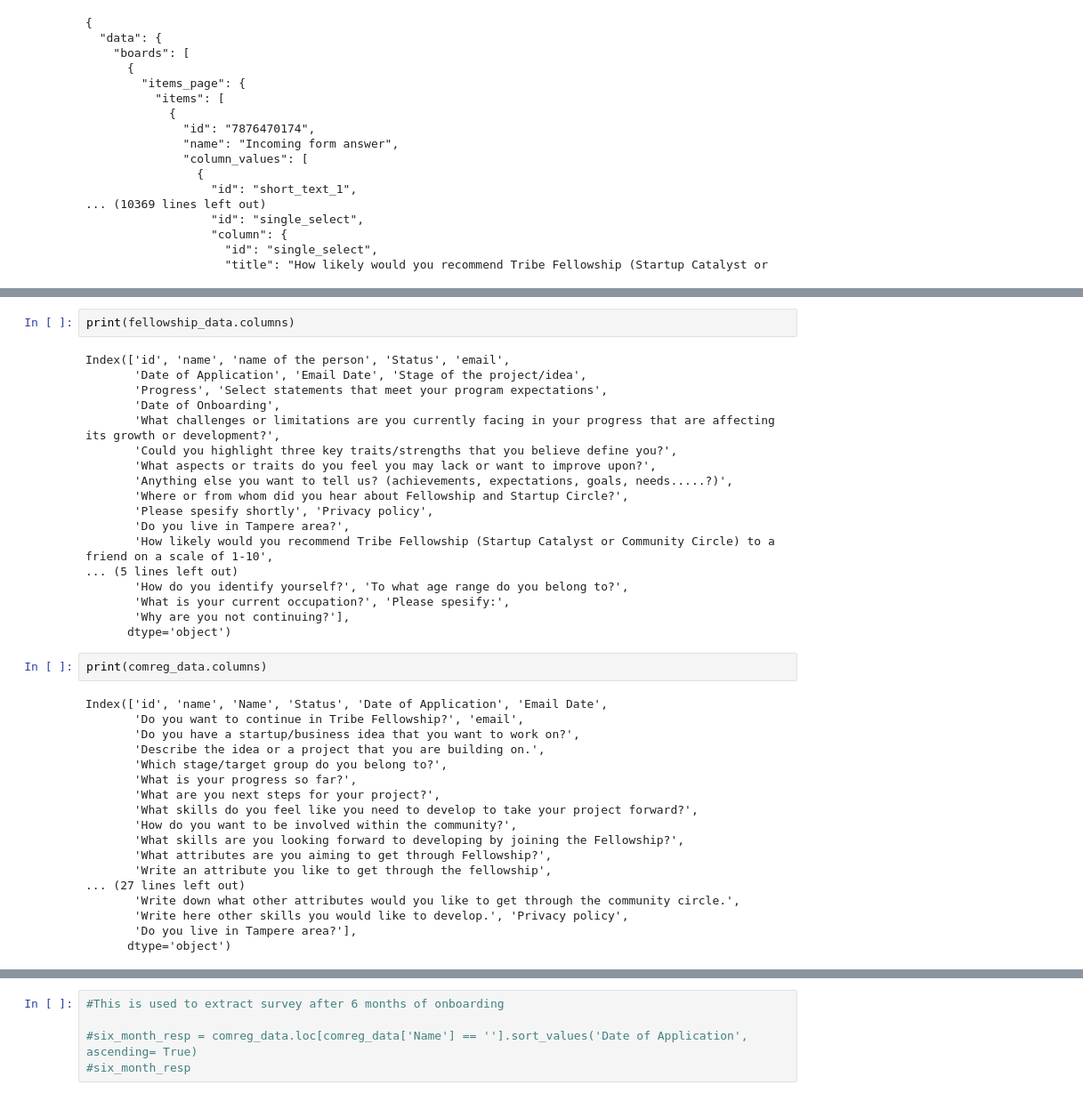
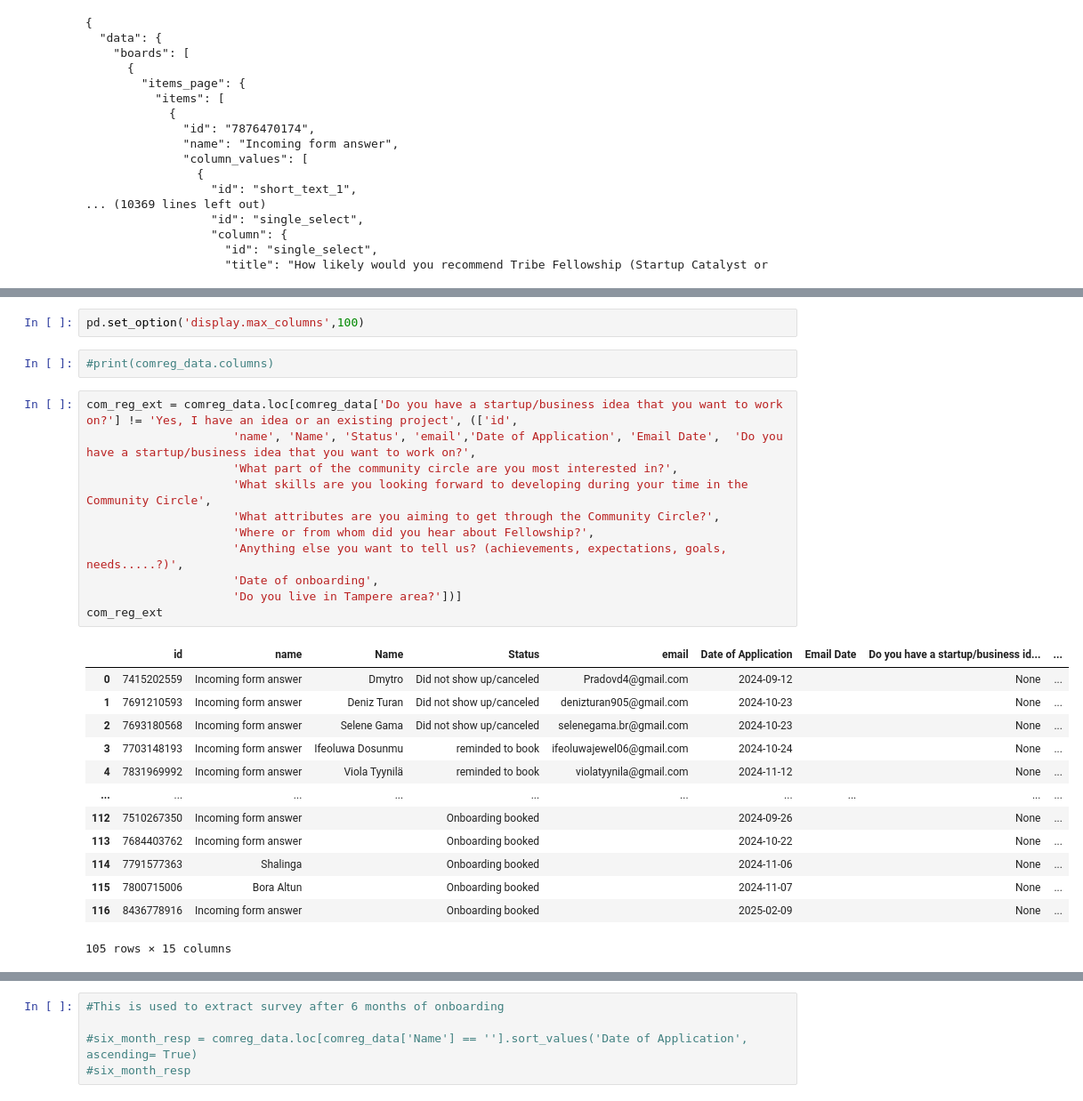
Before and after one commit to TribeDataTeam/Tribe-Data-Team, a Jupyter notebook: tribe_community_circle_data.ipynb, the cells around one changed output, grey strips where cells are left out. Shown at 89% size. Saved outputs shown, nothing was run; the diff lists cells and outputs as text.

```diff
--- a/tribe_community_circle_data.ipynb
+++ b/tribe_community_circle_data.ipynb
@@ -182,40 +181,29 @@ fellowship_data
-# %%
-print(fellowship_data.columns)
-# %% [output]
-Index(['id', 'name', 'name of the person', 'Status', 'email',
-       'Date of Application', 'Email Date', 'Stage of the project/idea',
-       'Progress', 'Select statements that meet your program expectations',
-       'Date of Onboarding',
-       'What challenges or limitations are you currently facing in your progress that are affecting its growth or development?',
-       'Could you highlight three key traits/strengths that you believe define you?',
-       'What aspects or traits do you feel you may lack or want to improve upon?',
-       'Anything else you want to tell us? (achievements, expectations, goals, needs.....?)',
-       'Where or from whom did you hear about Fellowship and Startup Circle?',
-       'Please spesify shortly', 'Privacy policy',
-       'Do you live in Tampere area?',
-       'How likely would you recommend Tribe Fellowship (Startup Catalyst or Community Circle) to a friend on a scale of 1-10',
-... (5 lines left out)
-       'How do you identify yourself?', 'To what age range do you belong to?',
-       'What is your current occupation?', 'Please spesify:',
-       'Why are you not continuing?'],
-      dtype='object')
+# %%
+pd.set_option('display.max_columns',100)
 # %%
-print(comreg_data.columns)
+#print(comreg_data.columns)
-# %% [output]
-Index(['id', 'name', 'Name', 'Status', 'Date of Application', 'Email Date',
-       'Do you want to continue in Tribe Fellowship?', 'email',
-       'Do you have a startup/business idea that you want to work on?',
-       'Describe the idea or a project that you are building on.',
-       'Which stage/target group do you belong to?',
-       'What is your progress so far?',
-       'What are you next steps for your project?',
-       'What skills do you feel like you need to develop to take your project forward?',
-       'How do you want to be involved within the community?',
-       'What skills are you looking forward to developing by joining the Fellowship?',
-       'What attributes are you aiming to get through Fellowship?',
-       'Write an attribute you like to get through the fellowship',
-... (27 lines left out)
-       'Write down what other attributes would you like to get through the community circle.',
-       'Write here other skills you would like to develop.', 'Privacy policy',
-       'Do you live in Tampere area?'],
-      dtype='object')
+# %%
+com_reg_ext = comreg_data.loc[comreg_data['Do you have a startup/business idea that you want to work on?'] != 'Yes, I have an idea or an existing project', (['id',
+                     'name', 'Name', 'Status', 'email','Date of Application', 'Email Date',  'Do you have a startup/business idea that you want to work on?',
+                     'What part of the community circle are you most interested in?',
+                     'What skills are you looking forward to developing during your time in the Community Circle',
+                     'What attributes are you aiming to get through the Community Circle?',
+                     'Where or from whom did you hear about Fellowship?',
+                     'Anything else you want to tell us? (achievements, expectations, goals, needs.....?)',
+                     'Date of onboarding',
+                     'Do you live in Tampere area?'])]
+com_reg_ext
+# %% [output]
+|  | id | name | Name | Status | email | Date of Application | Email Date | Do you have a startup/business id... | ... |
+| 0 | 7415202559 | Incoming form answer | Dmytro | Did not show up/canceled | Pradovd4@gmail.com | 2024-09-12 |  | None | ... |
+| 1 | 7691210593 | Incoming form answer | Deniz Turan | Did not show up/canceled | denizturan905@gmail.com | 2024-10-23 |  | None | ... |
+| 2 | 7693180568 | Incoming form answer | Selene Gama | Did not show up/canceled | selenegama.br@gmail.com | 2024-10-23 |  | None | ... |
+| 3 | 7703148193 | Incoming form answer | Ifeoluwa Dosunmu | reminded to book | ifeoluwajewel06@gmail.com | 2024-10-24 |  | None | ... |
+| 4 | 7831969992 | Incoming form answer | Viola Tyynilä | reminded to book | violatyynila@gmail.com | 2024-11-12 |  | None | ... |
+| ... | ... | ... | ... | ... | ... | ... | ... | ... | ... |
+| 112 | 7510267350 | Incoming form answer |  | Onboarding booked |  | 2024-09-26 |  | None | ... |
+| 113 | 7684403762 | Incoming form answer |  | Onboarding booked |  | 2024-10-22 |  | None | ... |
+| 114 | 7791577363 | Shalinga |  | Onboarding booked |  | 2024-11-06 |  | None | ... |
+| 115 | 7800715006 | Bora Altun |  | Onboarding booked |  | 2024-11-07 |  | None | ... |
+| 116 | 8436778916 | Incoming form answer |  | Onboarding booked |  | 2025-02-09 |  | None | ... |
+105 rows × 15 columns
```
Also changed, not shown: parts of 13 cells of this notebook, 1 other file.
